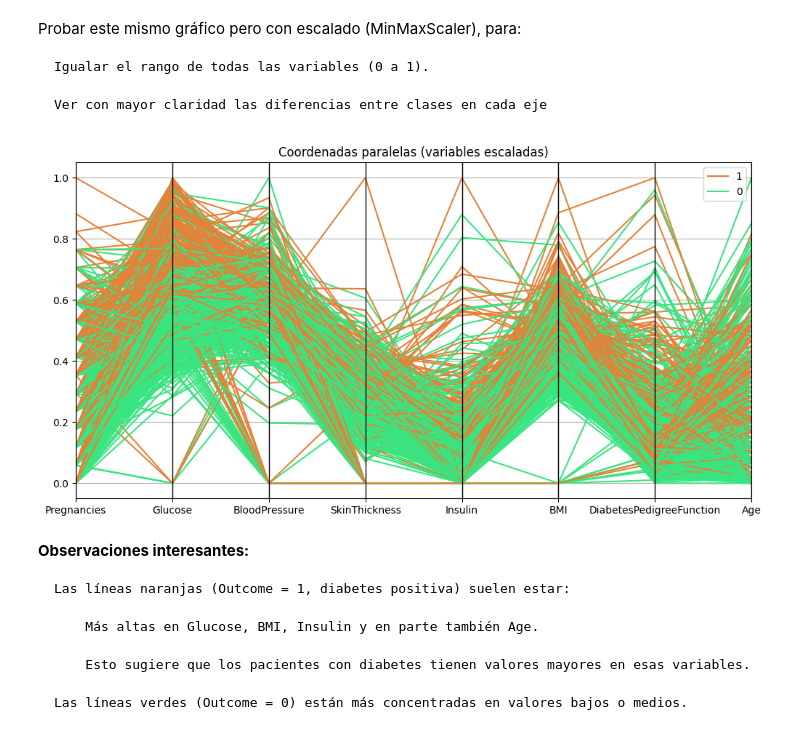
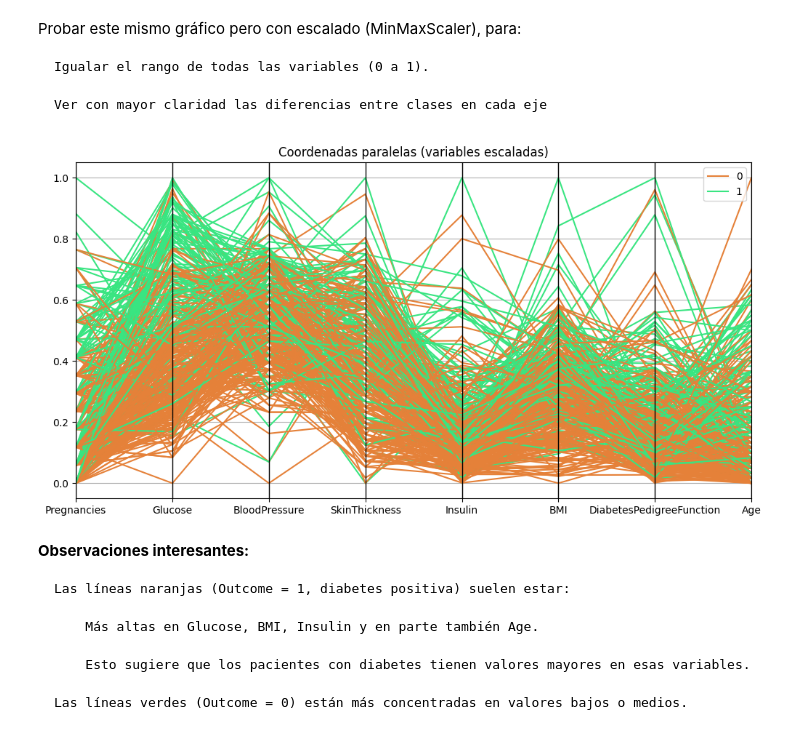
Before and after one commit to 4GeeksAcademy/ulla-decision-tree-project-tutorial, a Jupyter notebook: explore.ipynb, the cells around one changed output. Saved outputs shown, nothing was run; the diff lists cells and outputs as text; code cells hidden in the pictures.

```diff
--- a/explore.ipynb
+++ b/explore.ipynb
@@ -108,11 +108,12 @@ for col in cols_with_zeros:
     count_zeros = (df[col] == 0).sum()
     print(f"{col}: {count_zeros} ceros")
 
-# Reemplazar los ceros por NaN
-df[cols_with_zeros] = df[cols_with_zeros].replace(0, np.nan)
+# Eliminar filas con ceros en variables fisiológicas clave
+df = df[(df['Glucose'] != 0) & (df['BloodPressure'] != 0) & (df['SkinThickness'] != 0) & (df['Insulin'] != 0) & (df['BMI'] != 0)]
 
-# Mostrar cuántos NaN hay ahora
-print("\n Valores NaN después del reemplazo:")
-print(df[cols_with_zeros].isnull().sum())
+print("🔍 Valores 0 después del reemplazo:")
+for col in cols_with_zeros:
+    count_zeros = (df[col] == 0).sum()
+    print(f"{col}: {count_zeros} ceros")
 # %% [output]
 🔍 Valores 0 antes del reemplazo:
@@ -132,6 +131,3 @@ dtype: int64
-# %%
-# Imputar valores NaN con la mediana en cada columna
-df[cols_with_zeros] = df[cols_with_zeros].fillna(df[cols_with_zeros].median())
 # %%
 print("¿Quedan valores nulos?")
 print(df.isnull().sum())
@@ -226,3 +204,10 @@ plt.show()
+# %%
+# Transformación logarítmica de variables con outliers pronunciados
+df["Insulin_log"] = np.log1p(df["Insulin"])
+df["DiabetesPedigreeFunction_log"] = np.log1p(df["DiabetesPedigreeFunction"])
+
+# Eliminamos las columnas originales para evitar duplicidad
+df = df.drop(["Insulin", "DiabetesPedigreeFunction"], axis=1)
 # %%
 import seaborn as sns
 import matplotlib.pyplot as plt
@@ -395,21 +371,21 @@ Probar este mismo gráfico pero con escalado (MinMaxScaler), para:
 # %%
 from sklearn.preprocessing import MinMaxScaler
 
 # Copiar los datos
-data_scaled = total_data.copy()
+data_scaled = df.copy()
 
 # Escalar las variables predictoras (no Outcome)
 scaler = MinMaxScaler()
 features = data_scaled.columns.drop('Outcome')
 data_scaled[features] = scaler.fit_transform(data_scaled[features])
 
 # Volver a graficar
 plt.figure(figsize=(12, 6))
 pd.plotting.parallel_coordinates(data_scaled, "Outcome", color=("#E58139", "#39E581", "#8139E5"))
 plt.title("Coordenadas paralelas (variables escaladas)")
 plt.show()
 # %% [output]
-[figure, old version]
+[figure, new version]
 # %% [markdown]
 **Observaciones interesantes:**
 
```
Also changed, not shown: parts of 33 cells of this notebook, 3 other files.
